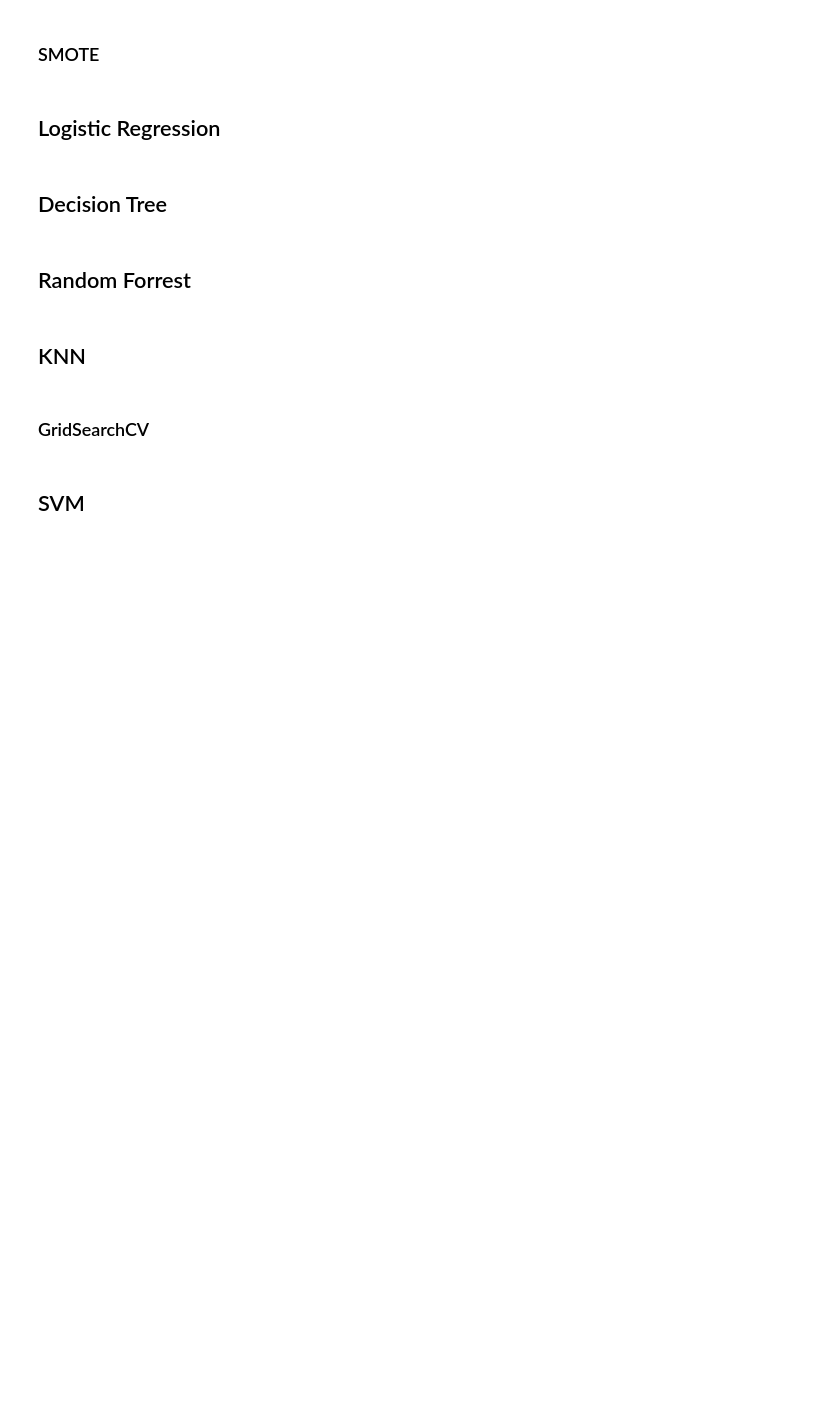
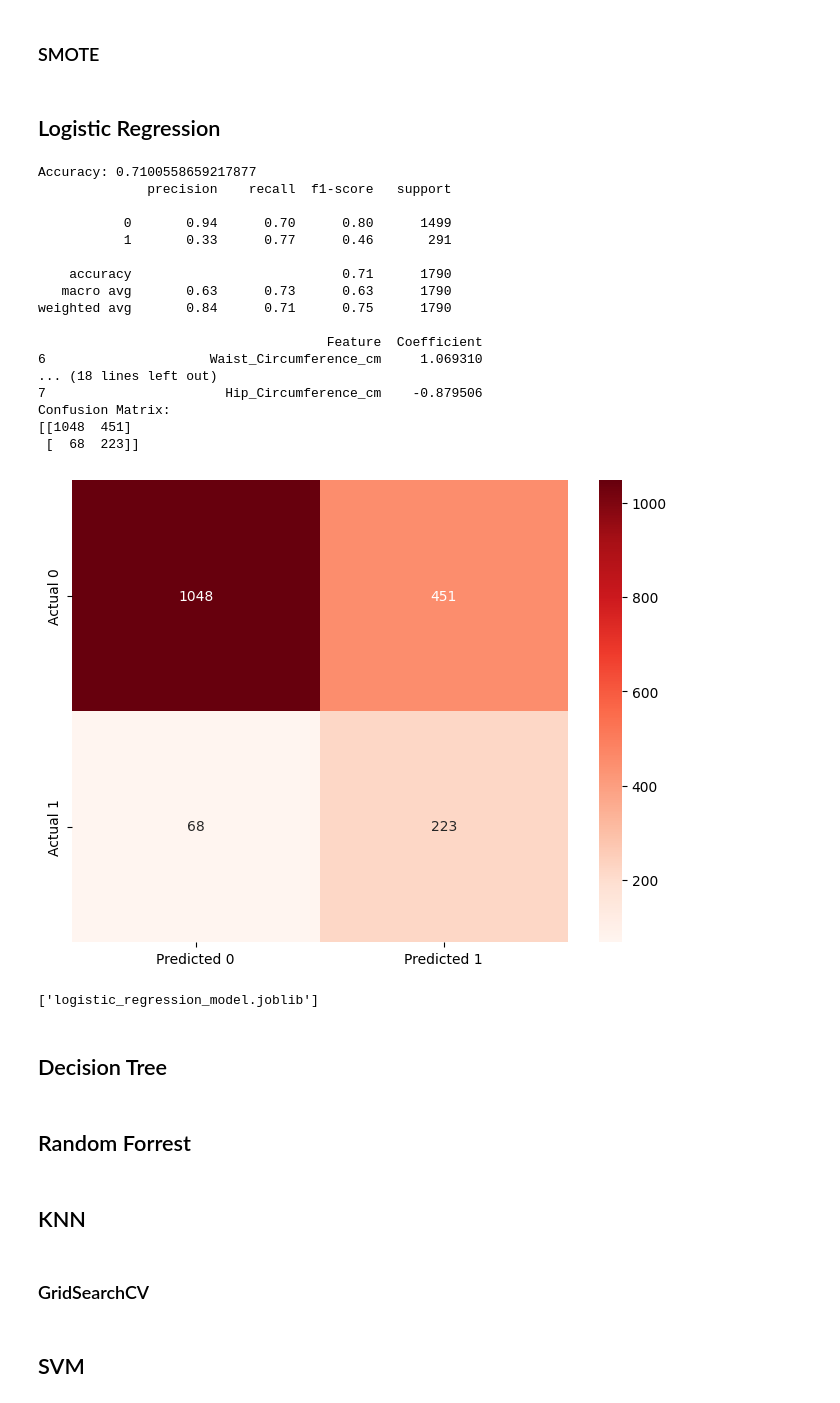
Before and after one commit to Myokom/MDST_Project, a Jupyter notebook: Diabetes.ipynb, the cells around one changed output. Drawn from its saved outputs; the diff is of its cells as text; code cells hidden in the pictures; blank space fills up the shorter version.

Commit message:
Basics are done! The app works and predicts using a basic Logistic Regression model

```diff
--- a/Diabetes.ipynb
+++ b/Diabetes.ipynb
@@ -38,3 +35,9 @@ from tensorflow.keras.layers import Dense
 ## NHanes data from 2017 - 2020
 # %%
 df = pd.read_csv('/Users/tobiasmadsen/Documents/UMich/MDST/NHANES/data_files/eda_data.csv')
+
+# Column name cleaning
+df.columns = df.columns.str.replace(' ', '_').str.replace('(', '').str.replace(')','')
+df.rename(columns={'Body_Mass_Index_kg/m**2': 'BMI_Value'}, inplace=True)
+df.rename(columns={'Past_12_Months_Frequency_of_Drinking_Alcoholic_Beverages': 'Past_12_Mo_Alco'}, inplace=True)
+df.head()
@@ -68,3 +114,20 @@ df_cleaned = preprocessor.fit_transform(df)
 # %%
-df_cleaned.head()
+# Get feature names for the one-hot encoded categorical features
+onehot_features = preprocessor.named_transformers_['cat'].named_steps['onehot'].get_feature_names_out(categorical_features)
+
+# Get feature names for ordinal features
+# As ordinal features are not transformed into multiple columns, we can use the original column names
+ordinal_features = ordinal_columns
+
+# Combine numerical, one-hot encoded, and ordinal feature names
+all_features = numerical_features + list(onehot_features) + ordinal_features
+
+# Create the DataFrame
+X_cleaned_df = pd.DataFrame(X_cleaned, columns=all_features)
+
+# Add the target variable back into the DataFrame
+X_cleaned_df['Doctor_Told_Diabetes'] = y_encoded
+
+# Display the first few rows of the DataFrame
+X_cleaned_df.head()
 # %% [output]
@@ -75,8 +144,8 @@ AttributeError: 'numpy.ndarray' object has no attribute 'head'
 ### Train Test Split
 # %%
 # Split the data into X (features) and y (target)
-X = df.drop('Doctor_Told_Diabetes', axis=1)
-y = df['Doctor_Told_Diabetes']
+X = X_cleaned_df.drop('Doctor_Told_Diabetes', axis=1)
+y = X_cleaned_df['Doctor_Told_Diabetes']
 
 # Split data into training and test sets
-X_train, X_test, y_train, y_test = train_test_split(X, y, test_size=0.2, random_state=42)
+X_train, X_test, y_train, y_test = train_test_split( X, y, test_size=0.2, random_state=42)
@@ -92,7 +154,7 @@ X_test_scaled = scaler.transform(X_test)
 # %%
 # Apply SMOTE
 smote = SMOTE(random_state=42)
-X_train_smote, y_train_smote = smote.fit_resample(X_train_scaled, y_train)
+X_train_smote, y_train_smote = smote.fit_resample(X_train, y_train)
 # %% [markdown]
 ## Logistic Regression
 # %%
@@ -103,32 +165,55 @@ logreg = LogisticRegression(max_iter=10000)
 logreg.fit(X_train_smote, y_train_smote)
 
 # Predict on test data
-y_pred = logreg.predict(X_test_scaled)
+y_pred = logreg.predict(X_test)
 
 # Evaluate the model
 print("Accuracy:", accuracy_score(y_test, y_pred))
 print(classification_report(y_test, y_pred))
 
 coefficients = logreg.coef_[0]
 features = X.columns
 
 coeff_df = pd.DataFrame({'Feature': features, 'Coefficient': coefficients})
 
 sorted_coeff_df = coeff_df.sort_values(by='Coefficient', ascending=False)
 
 
 print(sorted_coeff_df)
 
 # Generate the confusion matrix
 cm = confusion_matrix(y_test, y_pred)
 
 # Display the confusion matrix
 print("Confusion Matrix:")
 print(cm)
 
 # Optionally, visualize the confusion matrix using seaborn
 plt.figure(figsize=(8, 6))
 sns.heatmap(cm, annot=True, fmt='g', cmap='Reds',
             xticklabels=['Predicted 0', 'Predicted 1'],
             yticklabels=['Actual 0', 'Actual 1'])
 plt.show()
+
+# Save the logistic regression model
+dump(logreg, 'logistic_regression_model.joblib')
+# %% [output]
+Accuracy: 0.7100558659217877
+              precision    recall  f1-score   support
+
+           0       0.94      0.70      0.80      1499
+           1       0.33      0.77      0.46       291
+
+    accuracy                           0.71      1790
+   macro avg       0.63      0.73      0.63      1790
+weighted avg       0.84      0.71      0.75      1790
+
+                                     Feature  Coefficient
+6                     Waist_Circumference_cm     1.069310
+... (18 lines left out)
+7                       Hip_Circumference_cm    -0.879506
+Confusion Matrix:
+[[1048  451]
+ [  68  223]]
+[figure, added]
+['logistic_regression_model.joblib']
```
Also changed, not shown: parts of 9 cells of this notebook, 3 other files.
